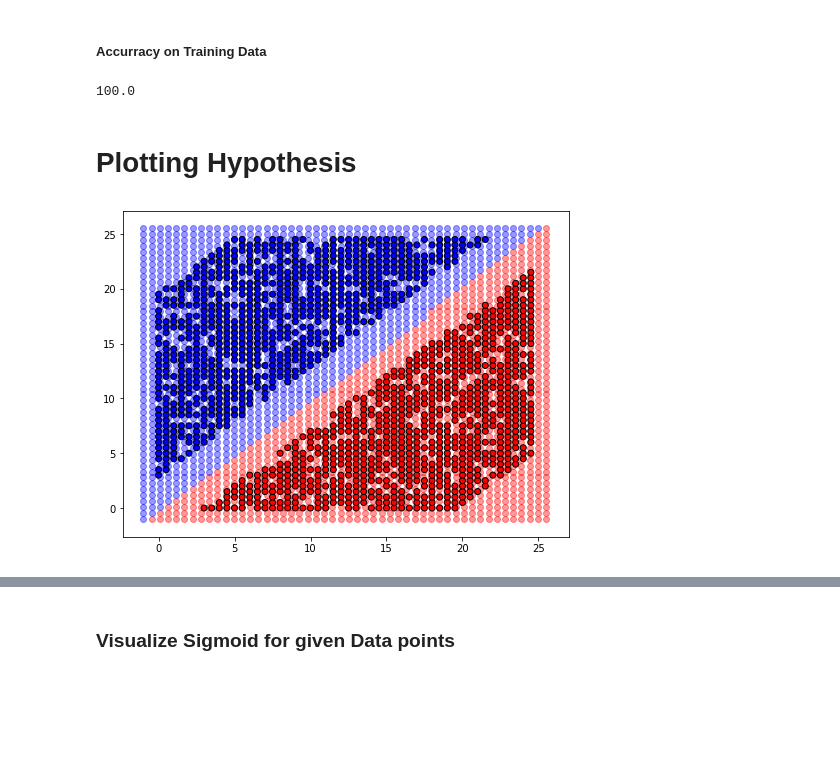
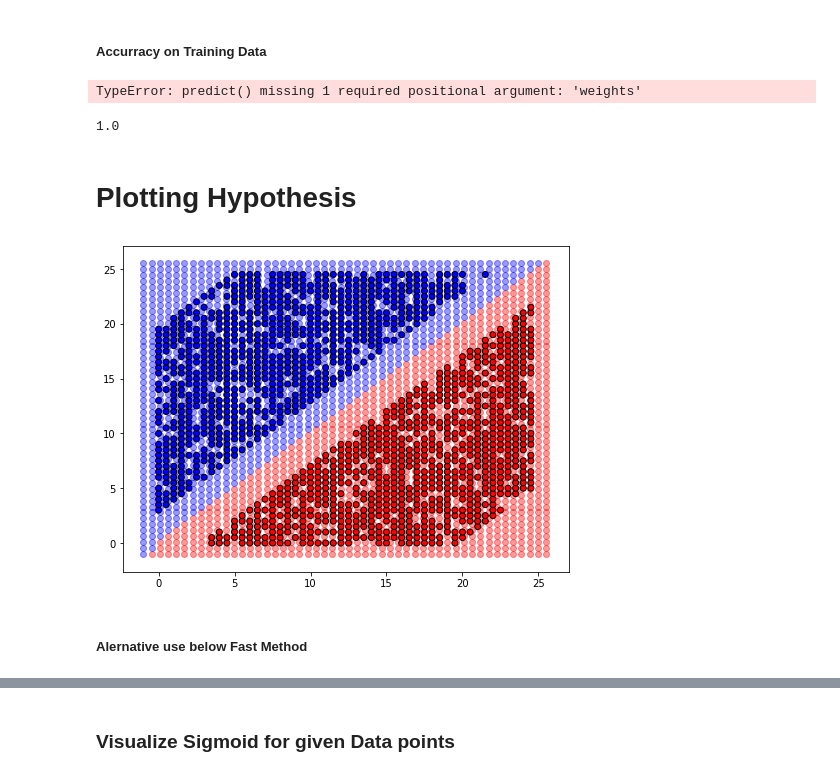
Before and after one commit to learning-ml/MachineLearning, a Jupyter notebook: 09 Learning - Logistics Gradient Descent.ipynb, the cells around one changed output, grey strips where cells are left out. Drawn from its saved outputs; the diff is of its cells as text; code cells hidden in the pictures; blank space fills up the shorter version.

```diff
--- a/09 Learning - Logistics Gradient Descent.ipynb
+++ b/09 Learning - Logistics Gradient Descent.ipynb
@@ -167,21 +234,20 @@ def sigmoid(z):
     return 1/(1 + np.exp(-z))
 # %%
 def computeCost(weights,X,Y):
-    n = X.shape[0]
-    hx=np.matmul( X,weights)                      #Hypothesis
+    n = Y.shape[0]
+    hx=np.matmul(X,weights)                      #Hypothesis
     Y_hat=sigmoid(hx)
     term1=np.sum(np.multiply(Y,np.log(Y_hat)))
-    term2=np.sum(np.multiply(np.subtract(1,Y),np.log(1-Y_hat)))
-    J=(-1/n)*(term1+term2)
+    term2=np.sum(np.multiply((1-Y),np.log(1-Y_hat)))
+    J=-(1/n)*(term1+term2)
     return J
 # %% [markdown]
 <h5> Initialization
 # %%
-batchSize=len(Y)         #no of Examples
-iterations = 10000
-alpha = 0.9
-learningDecayRate=0.999998
-featureCount=inputX.shape[1]
+batchSize=Y.shape[0]        #no of Examples
+iterations = 1000
+alpha = 0.0001
+featureCount=X.shape[1]
 weights=np.zeros((featureCount, 1)) #initialize Weight Paramters
 dW=np.zeros((featureCount, 1))
 lossList=np.zeros((iterations,1),dtype=float)  #for plotting loss curve
@@ -190,20 +260,17 @@ lossList=np.zeros((iterations,1),dtype=float)  #for plotting loss curve
 # %%
 
 for k in range(iterations):
-    #nth iteration
-    t=k+1
 
     #Hypothesis
-    hx=np.matmul( inputX,weights)
+    hx=np.matmul(X,weights)
 
     Y_hat=sigmoid(hx)
 
     #Loss
     loss=Y_hat-Y
 
-
     #derivative
-    dW=np.matmul(inputX.T,loss)  #Derivative
+    dW=np.matmul(X.T,loss)  #Derivative
 
 
 
@@ -211,7 +278,7 @@ for k in range(iterations):
     weights=weights - (alpha/batchSize)*dW                           #Simple
 
     #Compute Loss for Plotting
-    lossList[k]=computeCost(weights,inputX,Y)
+    lossList[k]=computeCost(weights,X,Y)
 
-print("{0:.15f}".format(lossList[iterations-1][0]))
+print("{0:.15f}".format(computeCost(weights,X,Y)))
 # %% [output]
@@ -227,10 +294,8 @@ plt.show
 # %% [markdown]
 <h1> Prediction/Accuracy Evaluation
 # %%
-def predict(X,weights,SMean,SDev,degree):
-    XNorm=NormalizeInput(X,SMean,SDev)
-    inputX=mapFeature(XNorm,degree)
-    fx=np.matmul(inputX, weights)
+def predict(inputX,weights):
+    fx=np.matmul(inputX,weights )
     hx=sigmoid(fx)
     PY=np.round(hx)
     return PY
@@ -241,34 +306,38 @@ def accurracy(Y1,Y2):
 # %% [markdown]
 <h5>Accurracy on Training Data
 # %%
-pY=predict(X, weights,SMean,SDev,degree)
+pY=predict(X)
 print(accurracy(Y, pY))
 # %% [output]
-100.0
+TypeError: predict() missing 1 required positional argument: 'weights'
+# %%
+from sklearn.metrics import accuracy_score
+print(accuracy_score(Y, pY))
+# %% [output]
+1.0
 # %% [markdown]
 <h1>Plotting Hypothesis
 # %%
 from matplotlib.colors import ListedColormap
 myColorMap = ListedColormap(['blue', 'red'])
 
-
 plt.figure(figsize=(8,6))
 # Set min and max values and give it some padding
-x1_min, x1_max = X[:,0].min() - 1, X[:, 0].max() + 1
-x2_min, x2_max = X[:,1].min() - 1, X[:, 1].max() + 1
+x1_min, x1_max = X[:,0].min() - 1, X[ :,0].max() + 1
+x2_min, x2_max = X[:,1].min() - 1, X[ :,1].max() + 1
 
 xx1 =np.linspace(x1_min, x1_max, 50)
 xx2 =np.linspace(x2_min, x2_max, 50)
 #Plot Prediction Data
 for i in range(len(xx1)):
     for j in range(len(xx2)):
         newX=(np.column_stack((xx1[i],xx2[j])))
-        newY=predict(newX, weights,SMean,SDev,degree)
+        newY=predict(newX, weights)
         yColor=myColorMap(int(newY))
         plt.scatter(xx1[i].flatten(),xx2[j].flatten(),color=yColor,alpha=0.4);
 
 #Plot Training data
 plt.scatter(X[:,0].flatten(),X[:,1].flatten(), c=Y.flatten(),  cmap=myColorMap,edgecolor='k');
 plt.show()
 # %% [output]
-[figure, old version]
+[figure, new version]
@@ -277,3 +344,5 @@ plt.show()
+# %% [markdown]
+##### Alernative use below Fast Method
 # %%
 plt.figure(figsize=(12,8))
 plt.scatter(X[:,0],X[:,1], c=Y[:,0], cmap=cmap)
```
Also changed, not shown: parts of 22 cells of this notebook, 6 other files.
